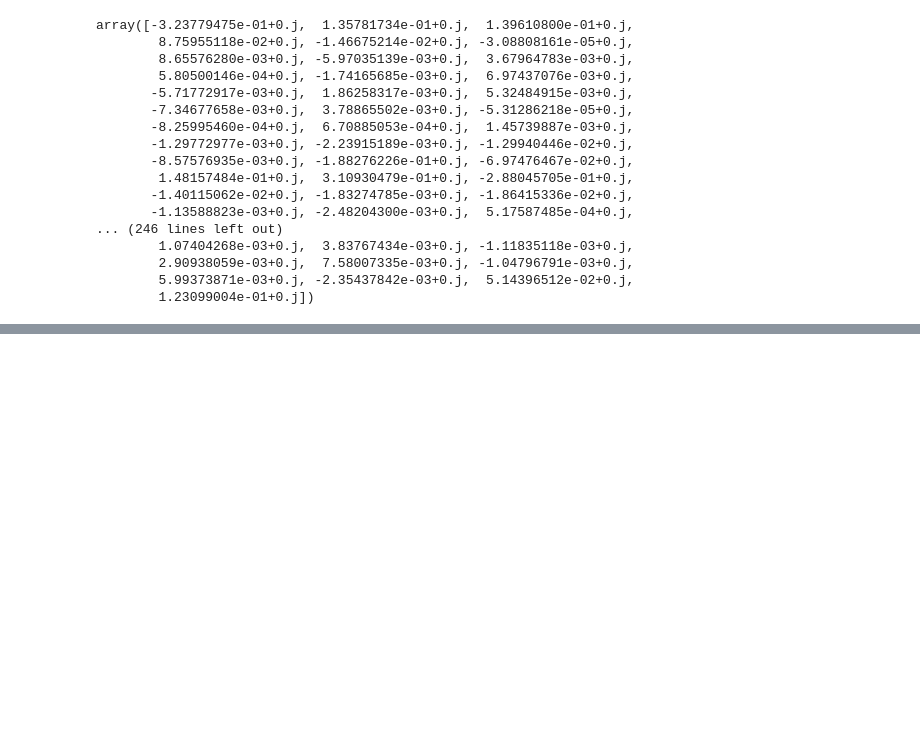
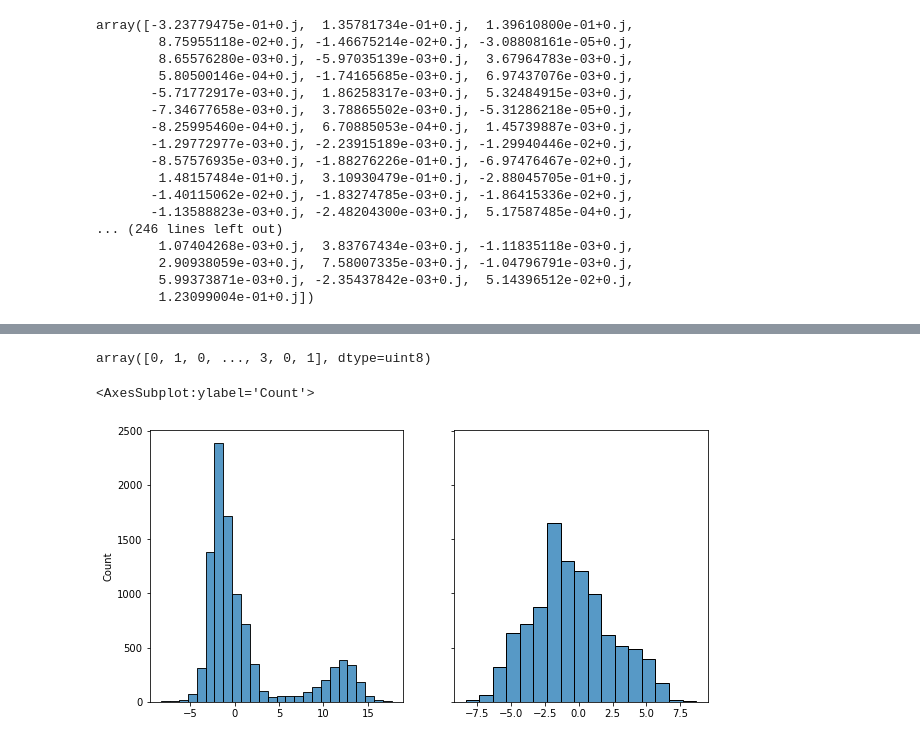
Before and after one commit to JBH010/ML-project, a Jupyter notebook: LDA_hardcode.ipynb, the cells around one changed output, grey strips where cells are left out. Cells and saved outputs as stored; diff of their text form; code cells hidden in the pictures; blank space fills up the shorter version.

```diff
--- a/LDA_hardcode.ipynb
+++ b/LDA_hardcode.ipynb
@@ -140,0 +131,18 @@ array([[0, 0, 0, ..., 0, 0, 0],
+# %%
+X_1=X_lda[:,0].real
+X_2=X_lda[:,1].real
+# %%
+X_1
+X_2
+Y
+# %% [output]
+array([0, 1, 0, ..., 3, 0, 1], dtype=uint8)
+# %%
+fig, axs = plt.subplots(1,2, figsize = (10,5), sharey = True)
+
+
+sns.histplot(x=X_1, binwidth=1, ax = axs[0])
+sns.histplot(x=X_2, binwidth= 1, ax=axs[1])
+# %% [output]
+<AxesSubplot:ylabel='Count'>
+[figure, added]
```
Also changed, not shown: parts of 5 cells of this notebook.
